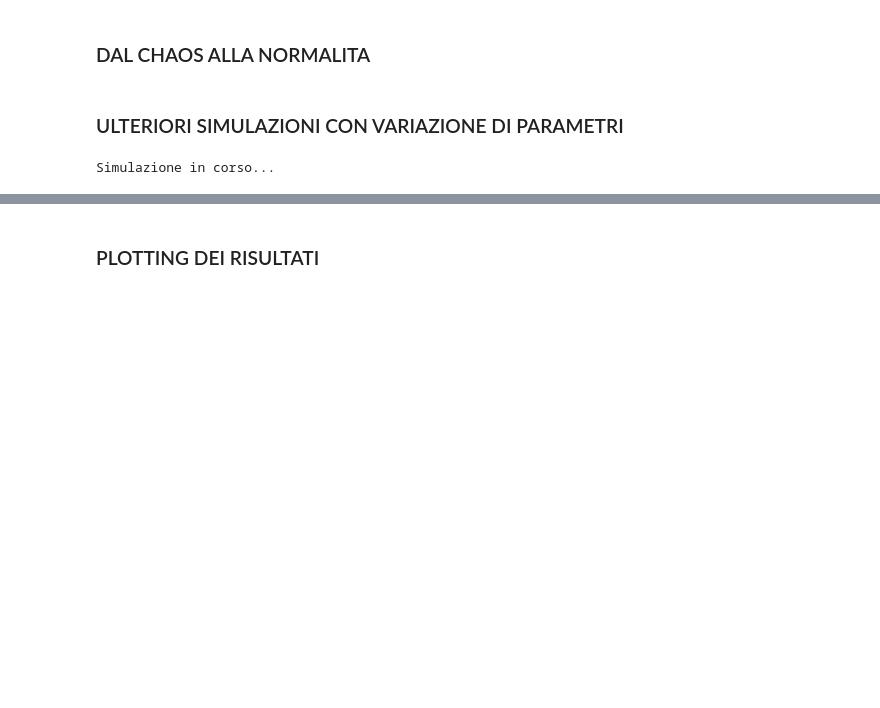
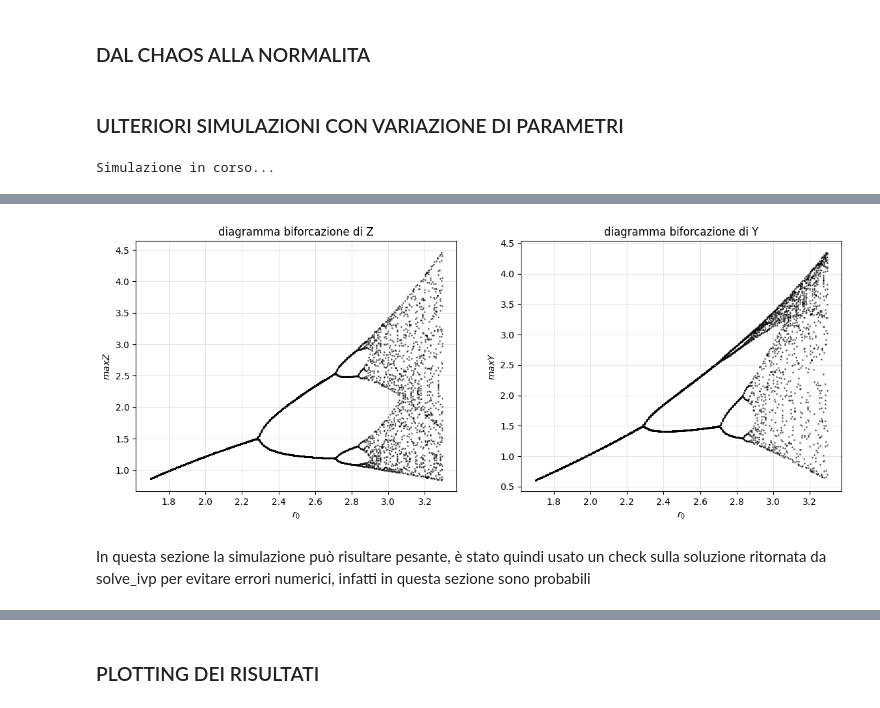
Before and after one commit to nicksonPeanuts/siscomplessi, a Jupyter notebook: progetto/project.ipynb, the cells around one changed output, grey strips where cells are left out. Cells and saved outputs as stored; diff of their text form; code cells hidden in the pictures; blank space fills up the shorter version.

```diff
--- a/progetto/project.ipynb
+++ b/progetto/project.ipynb
@@ -193,7 +195,7 @@ for r in r_values:
 
     # Usiamo RK45
     sol = solve_ivp(
-        beddingtonAngelis, t_span, y_init, args=(r,k0, ),
+        beddingtonAngelis, t_span, y_init, args=(r,k0, k1),
         t_eval=t_eval, method='RK45', rtol=1e-6, atol=1e-8)
 
     z_values = sol.y[2]
@@ -357,0 +397,6 @@ plotresults(k0_ploty, k0_plotz, y_plot, z_plot)
+# %%
+plotresults(k0_ploty, k0_plotz, y_plot, z_plot)
+# %% [output]
+[figure, added]
+# %% [markdown]
+In questa sezione la simulazione può risultare pesante, è stato quindi usato un check sulla soluzione ritornata da solve_ivp per evitare errori numerici, infatti in questa sezione sono probabili
```
Also changed, not shown: parts of 44 cells of this notebook, 5 other files.
